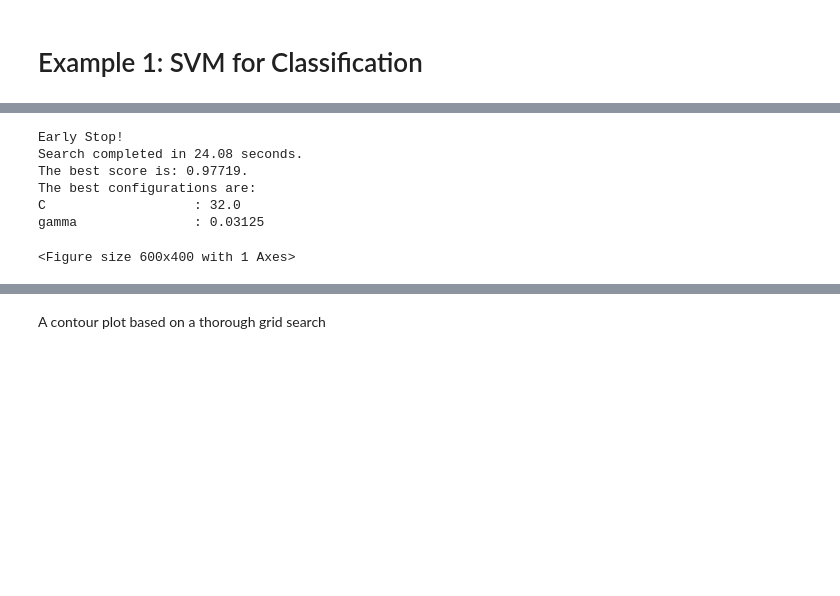
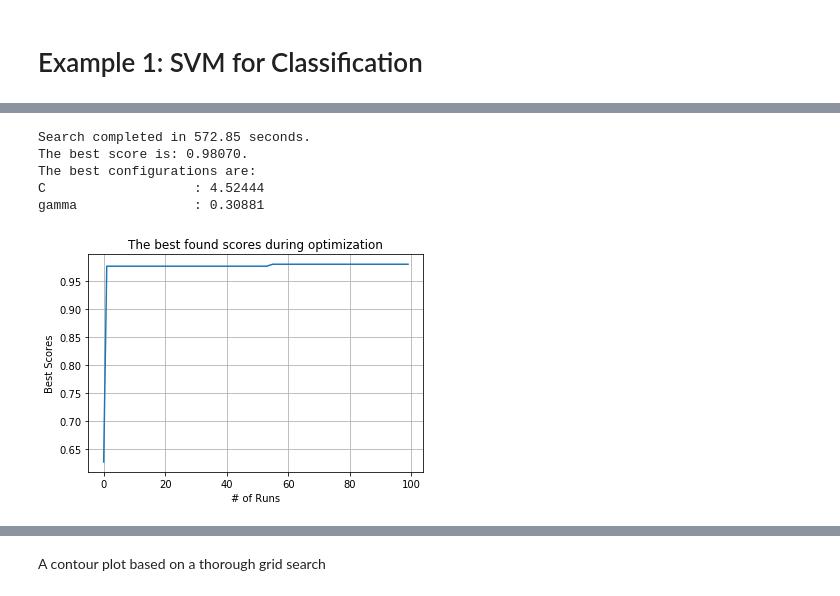
Before and after one commit to ZebinYang/SeqUD, a Jupyter notebook: examples/demo_GPEI.ipynb, the cells around one changed output, grey strips where cells are left out. Cells and saved outputs as stored; diff of their text form; code cells hidden in the pictures; blank space fills up the shorter version.

```diff
--- a/examples/demo_GPEI.ipynb
+++ b/examples/demo_GPEI.ipynb
@@ -3,35 +33,34 @@
 # %%
 import numpy as np
 from sklearn import svm
 from sklearn import datasets
 from matplotlib import pylab as plt
 from sklearn.model_selection import KFold
 from sklearn.preprocessing import MinMaxScaler
 from sklearn.model_selection import cross_val_score
 from sklearn.metrics import make_scorer, accuracy_score
-from seqmm.pybayopt import GPEISklearn
+from seqmm.pybayopt import GPEIOPT
 
 sx = MinMaxScaler()
 dt = datasets.load_breast_cancer()
 x = sx.fit_transform(dt.data)
 y = dt.target
 
 ParaSpace = {'C':     {'Type': 'continuous', 'Range': [-6, 16], 'Wrapper': np.exp2},
              'gamma': {'Type': 'continuous', 'Range': [-16, 6], 'Wrapper': np.exp2}}
 
 estimator = svm.SVC()
 score_metric = make_scorer(accuracy_score, True)
 cv = KFold(n_splits=5, random_state=0, shuffle=True)
 
-clf = GPEISklearn(estimator, cv, ParaSpace, max_runs = 100, time_out = 10, refit = True, verbose = True)
+clf = GPEIOPT(ParaSpace, max_runs = 100, estimator = estimator, cv = cv, refit = True, verbose = True)
 clf.fit(x, y)
 clf.plot_scores()
 # %% [output]
 [interactive output not drawn]
-Early Stop!
-Search completed in 24.08 seconds.
-The best score is: 0.97719.
+Search completed in 572.85 seconds.
+The best score is: 0.98070.
 The best configurations are:
-C                   : 32.0
-gamma               : 0.03125
+C                   : 4.52444
+gamma               : 0.30881
-<Figure size 600x400 with 1 Axes>
+[figure, added]
```
Also changed, not shown: parts of 8 cells of this notebook, 19 other files.
